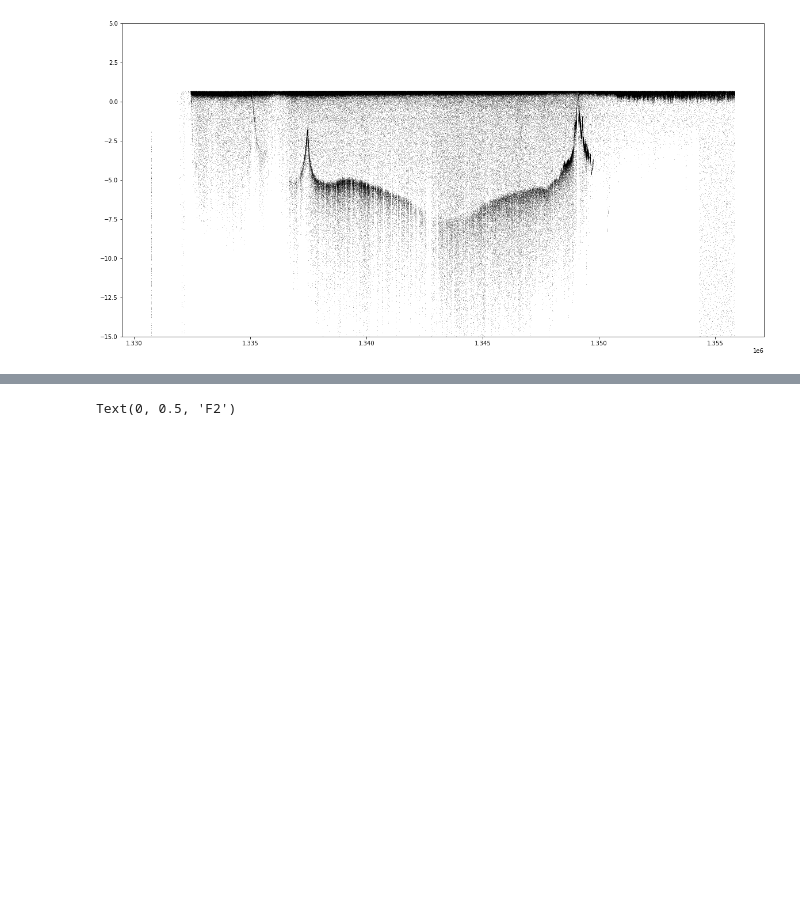
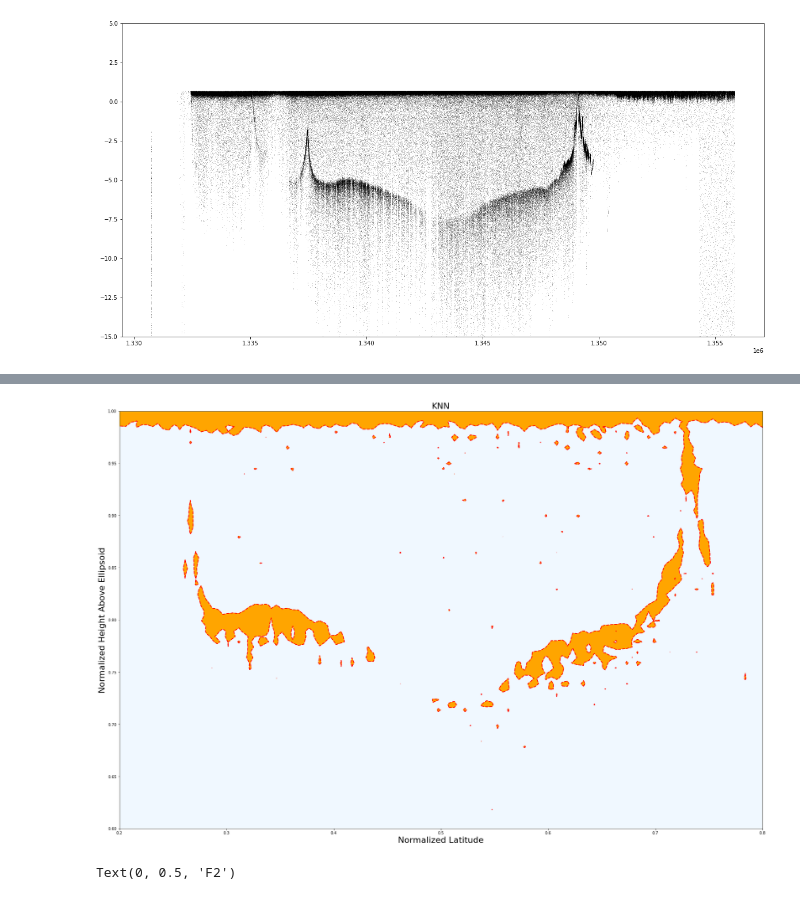
Before and after one commit to nmt28/C-SHELPh, a Jupyter notebook: 4.Bathymetry_modeling/pyod_bathy_model.ipynb, the cells around one changed output, grey strips where cells are left out. Saved outputs shown, nothing was run; the diff lists cells and outputs as text; code cells hidden in the pictures; blank space fills up the shorter version.

```diff
--- a/4.Bathymetry_modeling/pyod_bathy_model.ipynb
+++ b/4.Bathymetry_modeling/pyod_bathy_model.ipynb
@@ -344,3 +425,44 @@ plt.show()
+# %%
+# threshold value to consider a datapoint inlier or outlier
+threshold = stats.scoreatpercentile(scores_pred,100 * 0.22)
+
+# decision function calculates the raw anomaly score for every point
+Z = clf.decision_function(np.c_[xx.ravel(), yy.ravel()]) * -1
+Z = Z.reshape(xx.shape)
+# %%
+# fill blue map colormap from minimum anomaly score to threshold value
+#plt.contourf(xx, yy, Z, levels=np.linspace(Z.min(), threshold, 7),cmap=plt.cm.Blues_r)
+# Replace contour with blue background
+
+ax = plt.gca()
+plt.rcParams["figure.figsize"] = (30,20)
+ax.set_facecolor('#f0f8ff')
+
+# draw red contour line where anomaly score is equal to thresold
+a = plt.contour(xx, yy, Z, levels=[threshold],linewidths=2, colors='red')
+
+# fill orange contour lines where range of anomaly score is from threshold to maximum anomaly score
+plt.contourf(xx, yy, Z, levels=[threshold, Z.max()],colors='orange')
+
+# b = plt.scatter(IX1,IX2, c='white',s=3, edgecolor='k')
+
+# c = plt.scatter(OX1,OX2, c='black',s=3, edgecolor='k')
+
+plt.axis('tight')
+
+# loc=2 is used for the top left corner
+# plt.legend([a.collections[0], b,c], ['learned decision function', 'inliers','outliers'],prop=mpl.font_manager.FontProperties(size=22),loc=2)
+
+
+plt.xlim((0.2, 0.8))
+plt.ylim((0.6, 1))
+plt.title('KNN', fontsize=22)
+plt.xlabel('Normalized Latitude', fontsize=22)
+plt.ylabel('Normalized Height Above Ellipsoid', fontsize=22)
+# plt.savefig(os.path.join(inDir,FigName + '_KNN_Norm.png'), dpi=500, format='PNG')
+plt.show()
+# %% [output]
+[figure, added]
 # %%
 ### Tutorial from https://www.analyticsvidhya.com/blog/2019/02/outlier-detection-python-pyod/
 
```
Also changed, not shown: parts of 11 cells of this notebook, 1 other file.
